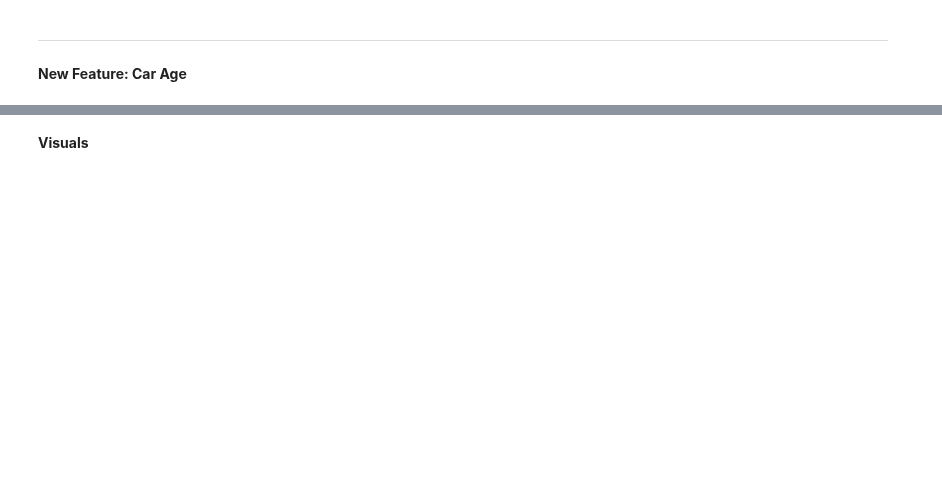
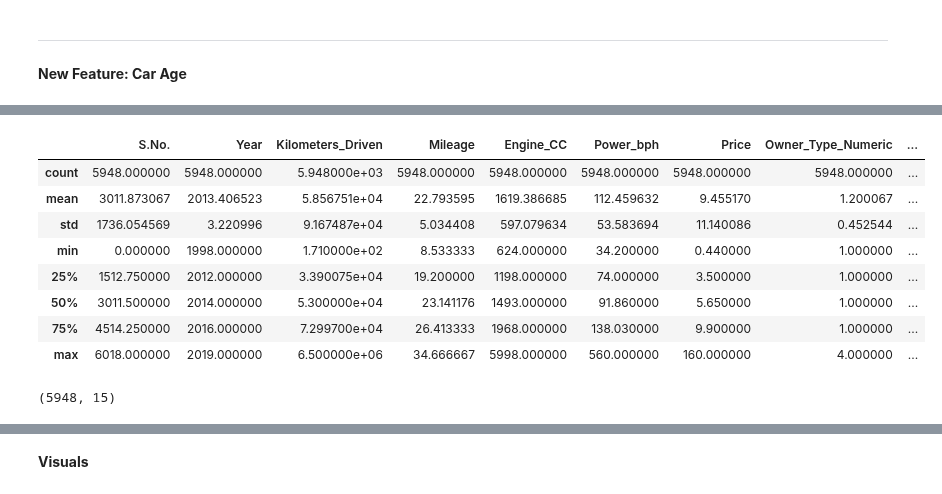
Before and after one commit to safakan/CCTB_repo_safak_atakan_celik, a Jupyter notebook: DEA113/Assignment4/Assignment4_EDA_Kaggle.ipynb, the cells around one changed output, grey strips where cells are left out. Cells and saved outputs as stored; diff of their text form; code cells hidden in the pictures; blank space fills up the shorter version.

```diff
--- a/DEA113/Assignment4/Assignment4_EDA_Kaggle.ipynb
+++ b/DEA113/Assignment4/Assignment4_EDA_Kaggle.ipynb
@@ -468,0 +570,16 @@ data['Car_Age']=date.today().year-data['Year']
+# %%
+data.describe()
+# %% [output]
+|  | S.No. | Year | Kilometers_Driven | Mileage | Engine_CC | Power_bph | Price | Owner_Type_Numeric | ... |
+| count | 5948.000000 | 5948.000000 | 5.948000e+03 | 5948.000000 | 5948.000000 | 5948.000000 | 5948.000000 | 5948.000000 | ... |
+| mean | 3011.873067 | 2013.406523 | 5.856751e+04 | 22.793595 | 1619.386685 | 112.459632 | 9.455170 | 1.200067 | ... |
+| std | 1736.054569 | 3.220996 | 9.167487e+04 | 5.034408 | 597.079634 | 53.583694 | 11.140086 | 0.452544 | ... |
+| min | 0.000000 | 1998.000000 | 1.710000e+02 | 8.533333 | 624.000000 | 34.200000 | 0.440000 | 1.000000 | ... |
+| 25% | 1512.750000 | 2012.000000 | 3.390075e+04 | 19.200000 | 1198.000000 | 74.000000 | 3.500000 | 1.000000 | ... |
+| 50% | 3011.500000 | 2014.000000 | 5.300000e+04 | 23.141176 | 1493.000000 | 91.860000 | 5.650000 | 1.000000 | ... |
+| 75% | 4514.250000 | 2016.000000 | 7.299700e+04 | 26.413333 | 1968.000000 | 138.030000 | 9.900000 | 1.000000 | ... |
+| max | 6018.000000 | 2019.000000 | 6.500000e+06 | 34.666667 | 5998.000000 | 560.000000 | 160.000000 | 4.000000 | ... |
+# %%
+data.shape
+# %% [output]
+(5948, 15)
```
Also changed, not shown: parts of 36 cells of this notebook.
